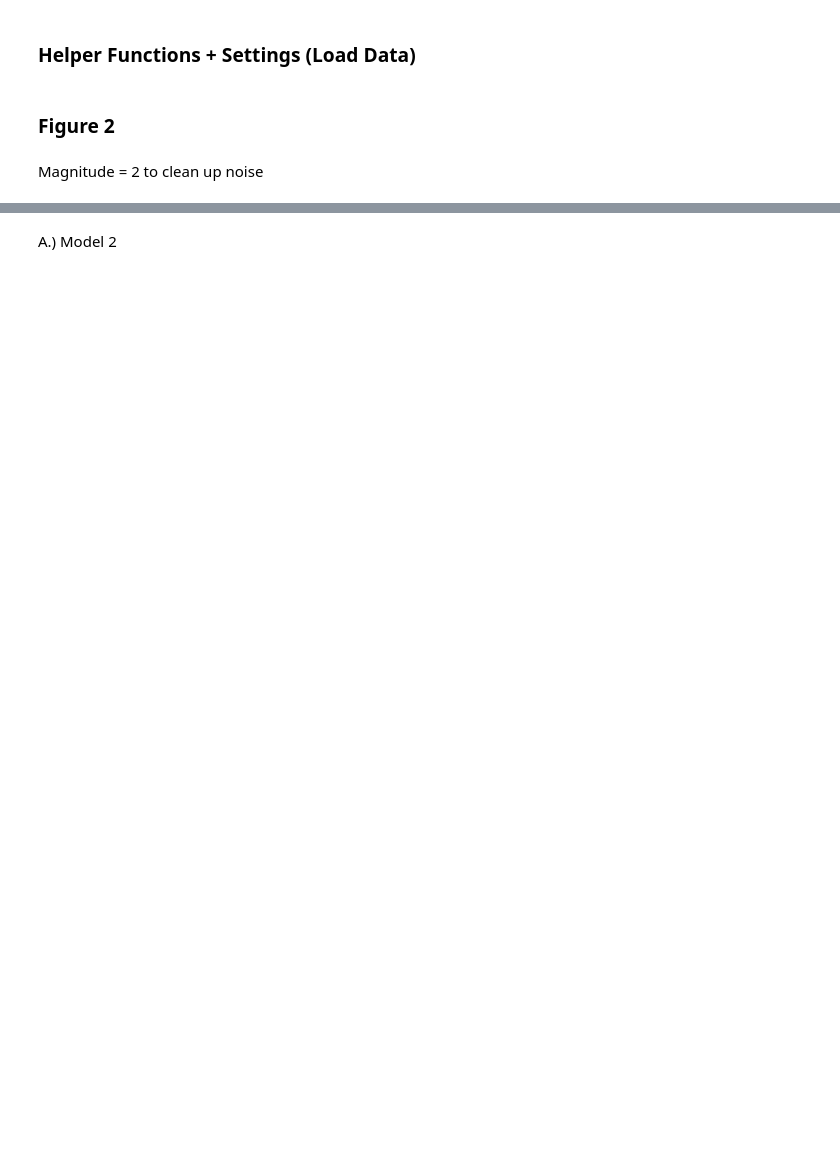
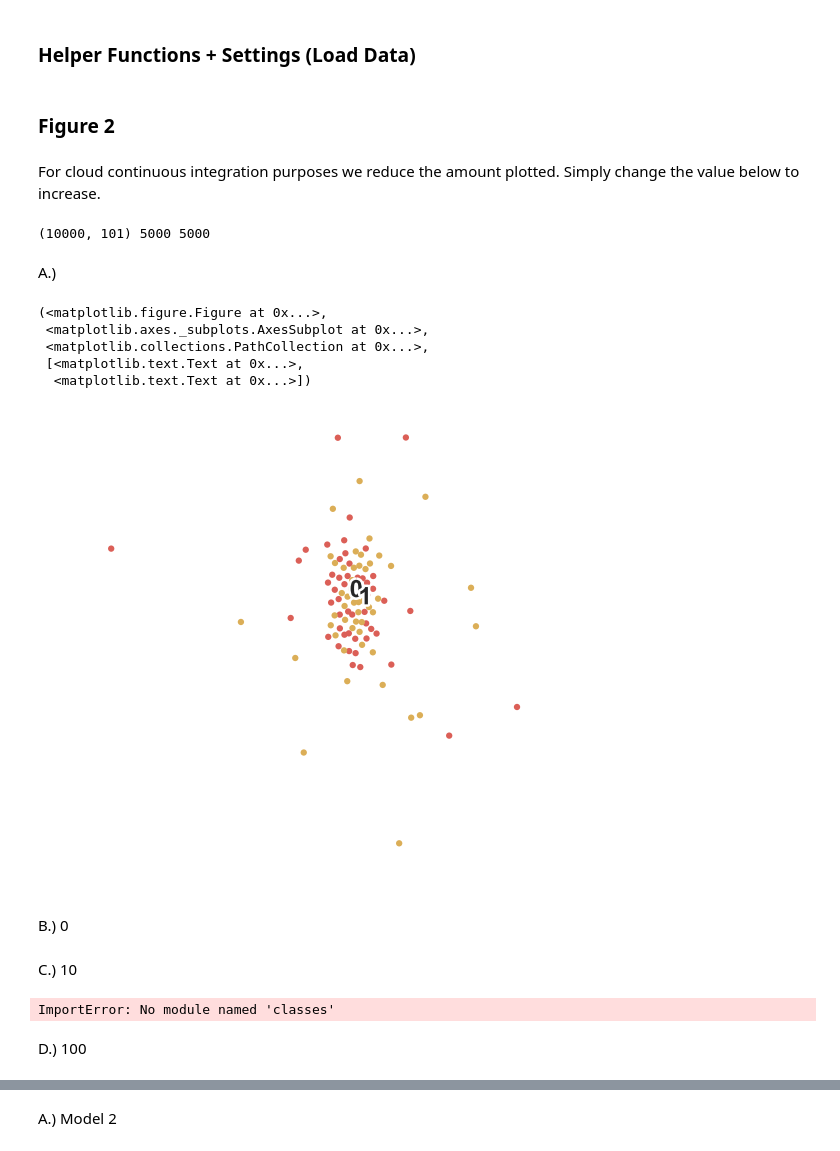
Before and after one commit to greenelab/DAPS, a Jupyter notebook: visualize/Figures.ipynb, the cells around one changed output, grey strips where cells are left out. Cells and saved outputs as stored; diff of their text form; code cells hidden in the pictures; blank space fills up the shorter version.

```diff
--- a/visualize/Figures.ipynb
+++ b/visualize/Figures.ipynb
@@ -63,5 +117,39 @@ da_classifier = "DA (2)"
 comparison_classifier = "SVM"
 # %% [markdown]
 ### Figure 2
-# %% [markdown]
-Magnitude = 2 to clean up noise
+# %% [markdown]
+ For cloud continuous integration purposes we reduce the amount plotted. Simply change the value below to increase.
+# %%
+plot_count = 100
+
+directory = '../data/1/patients/'
+file_name = directory + '1_4_10_2_100_0.p'
+
+with open(file_name, 'rb') as f:
+    p_array = pkl.load(f)
+classes = p_array[:, -1]
+print(p_array.shape, classes[(0 == classes)].size, classes[(1 == classes)].size)
+
+X = p_array[:plot_count, :-1]
+y = p_array[:plot_count, -1].astype(int)
+# %% [output]
+(10000, 101) 5000 5000
+# %% [markdown]
+A.)
+# %%
+X_tsne = np.vstack([X[y==i]
+               for i in range(2)])
+y_tsne = np.hstack([y[y==i]
+               for i in range(2)])
+
+proj2 = TSNE(random_state=RS, init='pca').fit_transform(X_tsne)
+scatter(proj2, y_tsne)
+# %% [output]
+(<matplotlib.figure.Figure at 0x...>,
+ <matplotlib.axes._subplots.AxesSubplot at 0x...>,
+ <matplotlib.collections.PathCollection at 0x...>,
+ [<matplotlib.text.Text at 0x...>,
+  <matplotlib.text.Text at 0x...>])
+[figure, added]
+# %% [markdown]
+B.) 0
@@ -67,0 +163,22 @@ Magnitude = 2 to clean up noise
+# %% [markdown]
+C.) 10
+# %%
+i_theano = T.dmatrix('i_theano')
+f = open('../data/1/trained/2_10.p', 'rb')
+da = pkl.load(f)
+
+get_hidden = da.get_hidden_values(i_theano)
+f = theano.function([i_theano], [get_hidden])
+x_hidden = f(X)[0]
+
+X_tsne = np.vstack([x_hidden[y==i]
+               for i in range(2)])
+y_tsne = np.hstack([y[y==i]
+               for i in range(2)])
+
+proj2 = TSNE(random_state=RS, init='pca').fit_transform(X_tsne)
+scatter(proj2, y_tsne)
+# %% [output]
+ImportError: No module named 'classes'
+# %% [markdown]
+D.) 100
```
Also changed, not shown: parts of 22 cells of this notebook, 1 other file.
